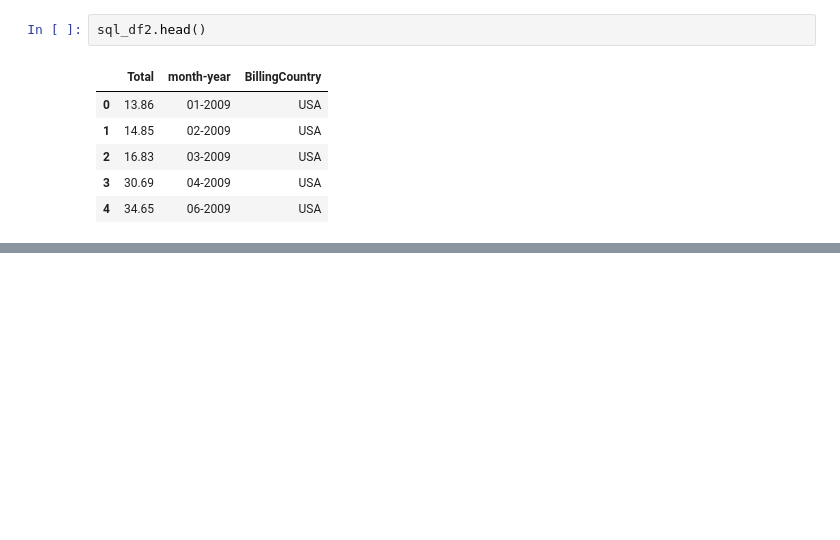
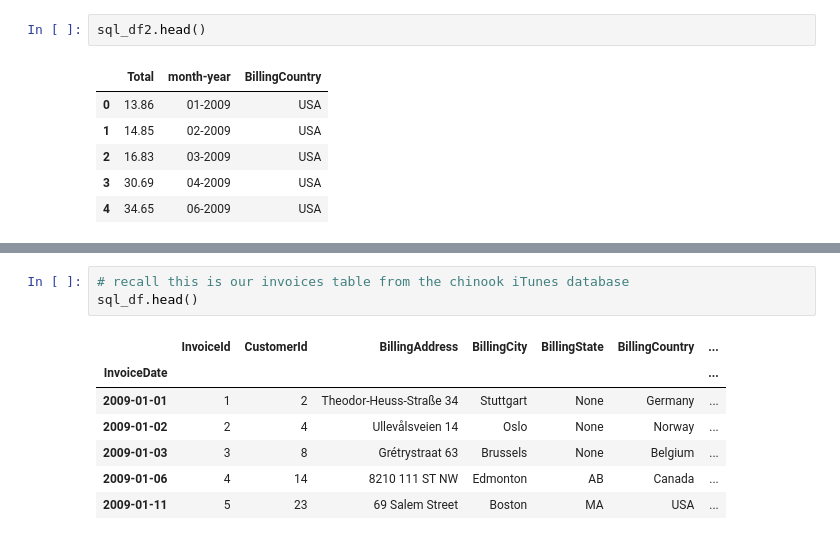
Before and after one commit to PacktPublishing/Practical-Data-Science-with-Python, a Jupyter notebook: Chapter5/Chapter_5_code.ipynb, the cells around one changed output, grey strips where cells are left out. Cells and saved outputs as stored; diff of their text form; blank space fills up the shorter version.

```diff
--- a/Chapter5/Chapter_5_code.ipynb
+++ b/Chapter5/Chapter_5_code.ipynb
@@ -596,0 +639,11 @@ sns.lineplot(data=sql_df2, x='month-year', y='Total', hue='BillingCountry')
+# %%
+# recall this is our invoices table from the chinook iTunes database
+sql_df.head()
+# %% [output]
+|  | InvoiceId | CustomerId | BillingAddress | BillingCity | BillingState | BillingCountry | ... |
+| InvoiceDate |  |  |  |  |  |  | ... |
+| 2009-01-01 | 1 | 2 | Theodor-Heuss-Straße 34 | Stuttgart | None | Germany | ... |
+| 2009-01-02 | 2 | 4 | Ullevålsveien 14 | Oslo | None | Norway | ... |
+| 2009-01-03 | 3 | 8 | Grétrystraat 63 | Brussels | None | Belgium | ... |
+| 2009-01-06 | 4 | 14 | 8210 111 ST NW | Edmonton | AB | Canada | ... |
+| 2009-01-11 | 5 | 23 | 69 Salem Street | Boston | MA | USA | ... |
```
Also changed, not shown: parts of 17 cells of this notebook, 2 other files.
